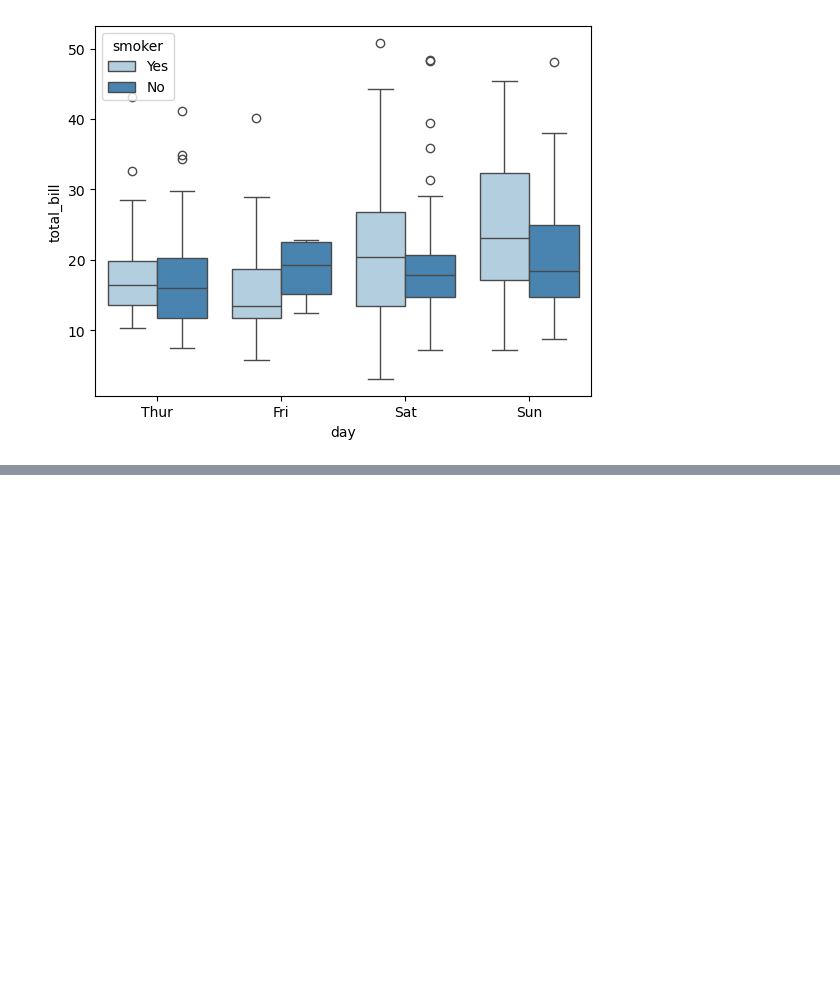
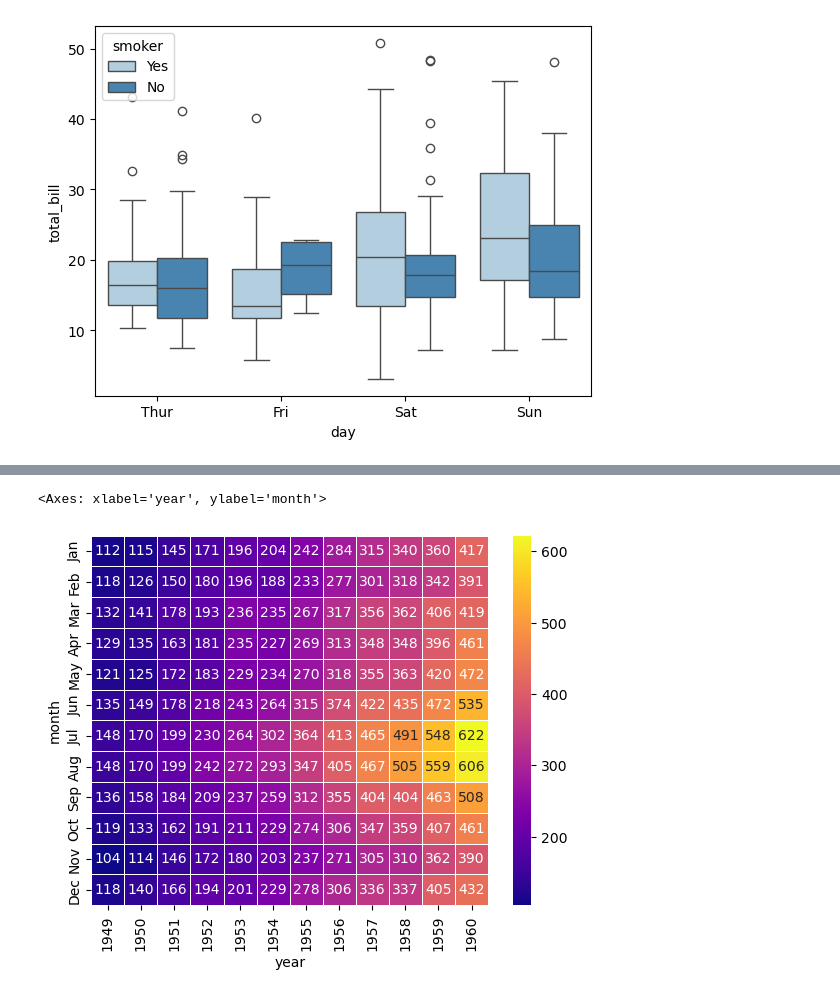
Before and after one commit to Sakib-Hasan3/Machine-Learning-Roadmap, a Jupyter notebook: Machine_learning/tutorial 9/seaborn.ipynb, the cells around one changed output, grey strips where cells are left out. Cells and saved outputs as stored; diff of their text form; code cells hidden in the pictures; blank space fills up the shorter version.

```diff
--- a/Machine_learning/tutorial 9/seaborn.ipynb
+++ b/Machine_learning/tutorial 9/seaborn.ipynb
@@ -156,0 +182,3 @@ plt.show()
+# %%
+flights=sns.load_dataset("flights")
+flights.head()
@@ -156,0 +192,4 @@ plt.show()
+# %%
+fp = flights.pivot_table(index='month', columns='year', values='passengers')
+print(fp.shape)
+print(fp.head())
@@ -156,0 +213,5 @@ plt.show()
+# %%
+sns.heatmap(fp, cmap='plasma', linewidth=0.5, annot=True, fmt=".0f")
+# %% [output]
+<Axes: xlabel='year', ylabel='month'>
+[figure, added]
```
Also changed, not shown: parts of 29 cells of this notebook.
